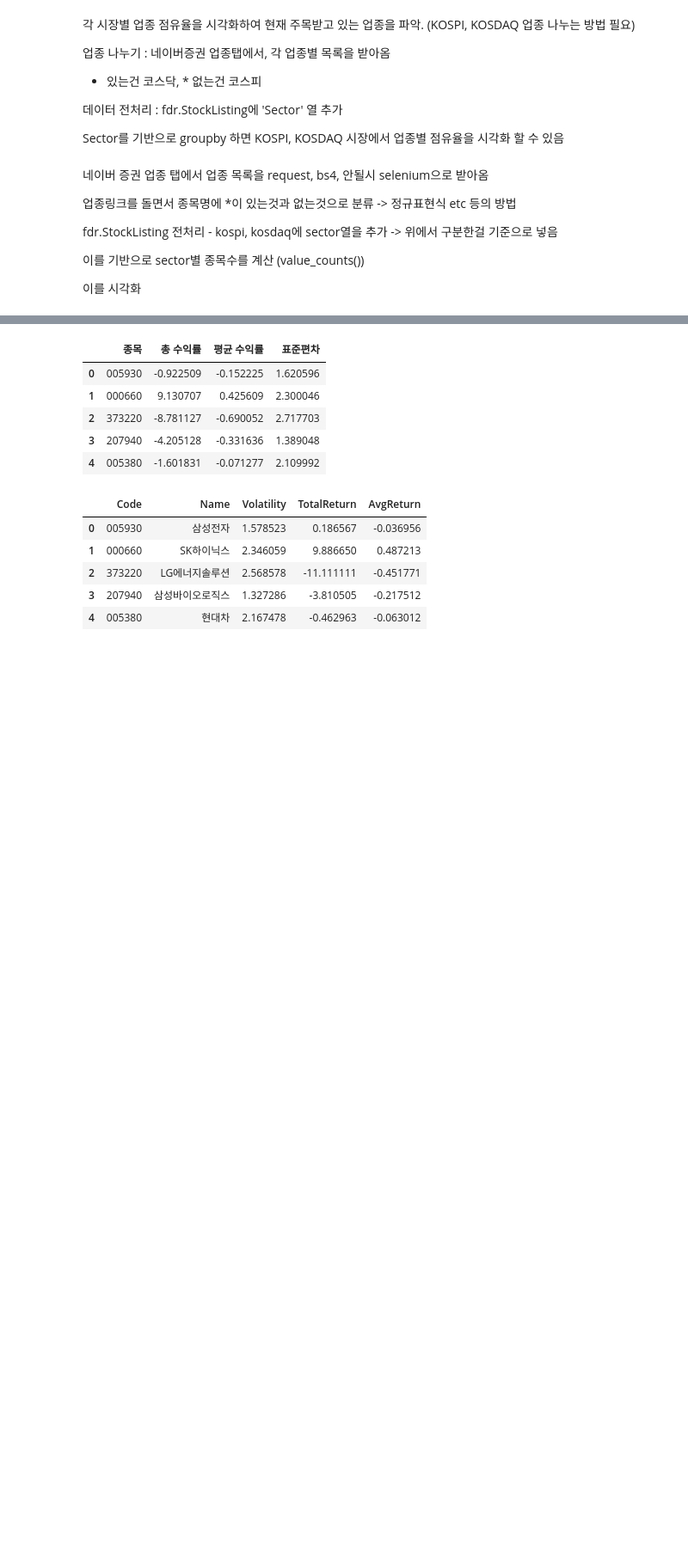
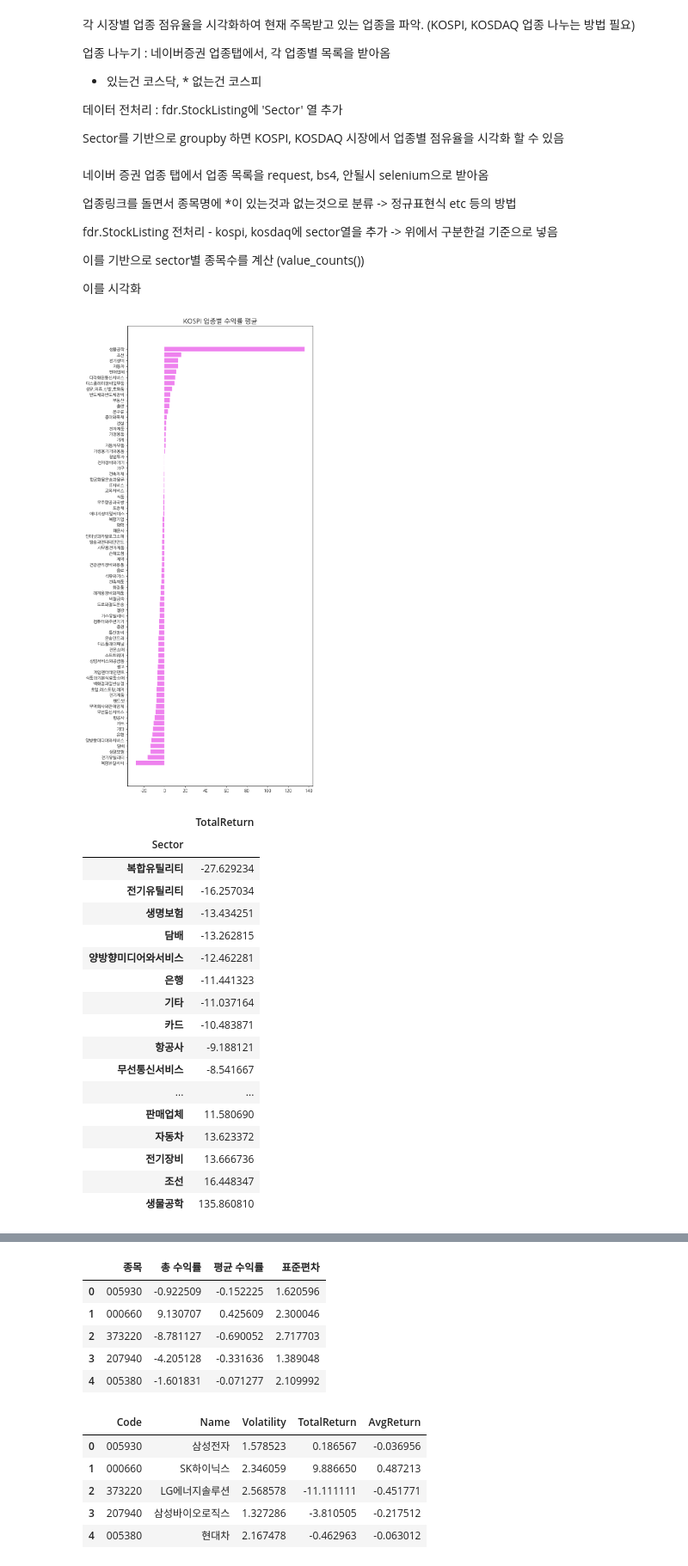
Before and after one commit to june2598/pythonstudy, a Jupyter notebook: project/sector_analysis(수익률).ipynb, the cells around one changed output, grey strips where cells are left out. Shown: that part at 86% size. Drawn from its saved outputs; the diff is of its cells as text; code cells hidden in the pictures; blank space fills up the shorter version.

```diff
--- a/project/sector_analysis(수익률).ipynb
+++ b/project/sector_analysis(수익률).ipynb
@@ -39,0 +61,38 @@ pd.set_option('display.max_rows', None) #None으로 설정하면 모든 행 출
+# %%
+# 업종별 수익률 평균을 계산하고 시각화하는 함수
+
+
+def avg_return_by_sector(market=None) :
+
+  df = sector_data = load_sector_data(market)
+
+  mean_return_by_sector = df.groupby('Sector').agg({'TotalReturn':'mean'}).sort_values(by='TotalReturn',ascending=True)
+
+  plt.figure(figsize=(8,20))
+  plt.barh(mean_return_by_sector.index, mean_return_by_sector['TotalReturn'], color='violet')
+  plt.title(f'{market} 업종별 수익률 평균', fontsize=16)
+  plt.show()
+  return mean_return_by_sector
+# %%
+tmp = avg_return_by_sector(market='KOSPI')
+display(tmp)
+# %% [output]
+[figure, added]
+|  | TotalReturn |
+| Sector |  |
+| 복합유틸리티 | -27.629234 |
+| 전기유틸리티 | -16.257034 |
+| 생명보험 | -13.434251 |
+| 담배 | -13.262815 |
+| 양방향미디어와서비스 | -12.462281 |
+| 은행 | -11.441323 |
+| 기타 | -11.037164 |
+| 카드 | -10.483871 |
+| 항공사 | -9.188121 |
+| 무선통신서비스 | -8.541667 |
+| ... | ... |
+| 판매업체 | 11.580690 |
+| 자동차 | 13.623372 |
+| 전기장비 | 13.666736 |
+| 조선 | 16.448347 |
+| 생물공학 | 135.860810 |
```
Also changed, not shown: parts of 27 cells of this notebook, 19 other files.
